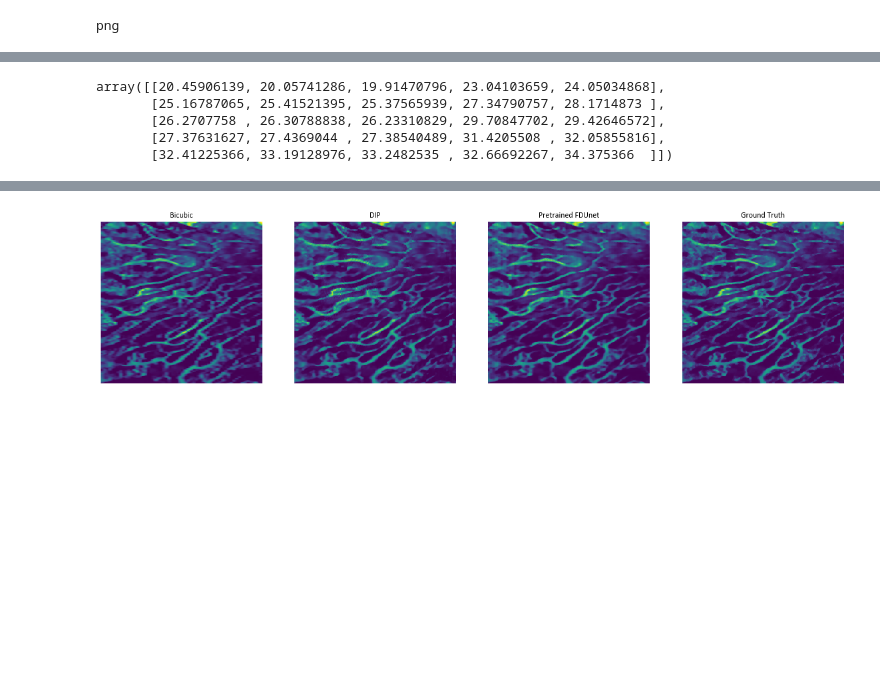
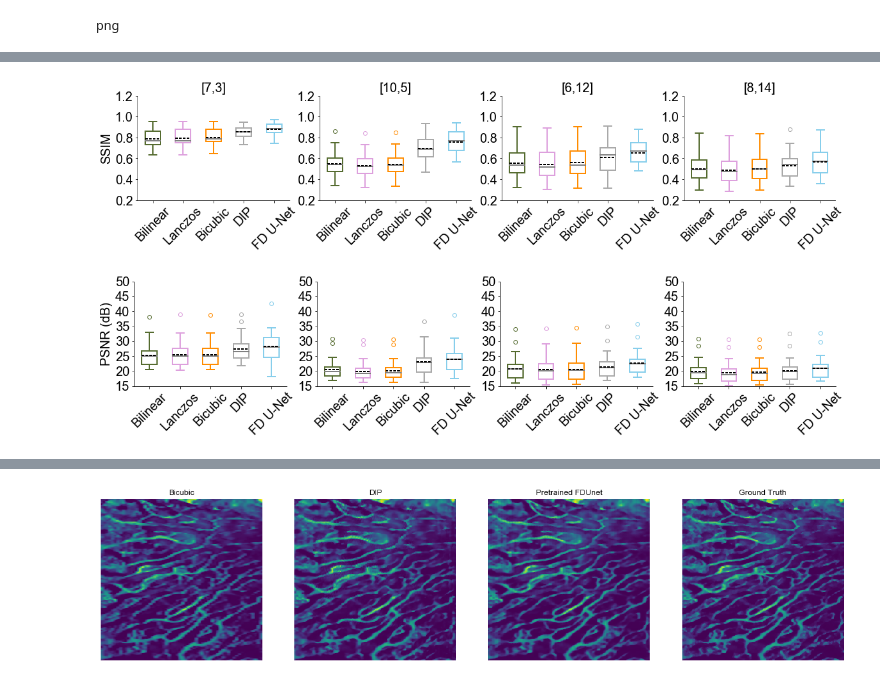
Before and after one commit to trivu169/deep-prior-pam, a Jupyter notebook: dipPAM_eval.ipynb, the cells around one changed output, grey strips where cells are left out. Drawn from its saved outputs; the diff is of its cells as text; code cells hidden in the pictures; blank space fills up the shorter version.

```diff
--- a/dipPAM_eval.ipynb
+++ b/dipPAM_eval.ipynb
@@ -283,3 +411,64 @@ for j in range(len(metrics)):
+# %%
+# Print subplots
+method_c = ['darkolivegreen', 'plum', 'darkorange', 'darkgray', 'skyblue']
+lw = 2
+meanpointprops = dict(linewidth=lw, color='k', linestyle='-')
+medianpointprops = dict(linewidth=lw, color='gray')
+boxprops = dict(linewidth=lw)
+flineprops = dict(linewidth=lw)
+fname = 'Arial'
+for j in range(len(metrics)):
+    fig = plt.figure(figsize=(40,3))
+    for i in range(len(pattern)-4,len(pattern)):
+        ax = fig.add_subplot(1, len(pattern), i+1)
+        if j == 0:
+            ax.set_title(pattern_n[i], fontsize=fsize, fontname=fname)
+            bp = plt.boxplot([s_bilinear[i, :], s_lanczos[i, :], s_bicubic[i, :], s_dip[i, :], s_dl[i, :]],
+                        boxprops=boxprops, medianprops=medianpointprops, whiskerprops=flineprops, capprops=flineprops,
+                       showmeans=True, meanline=True, meanprops=meanpointprops, patch_artist=True)
+            plt.ylim(top=1.2, bottom=0.2)
+            ax.spines['right'].set_visible(False)
+            ax.spines['top'].set_visible(False)
+            for patch, flier, mean, color in zip(bp['boxes'], bp['fliers'], bp['means'], method_c):
+                flier.set(markeredgecolor=color)
+                mean.set_linestyle('--')
+                mean.set_dashes((2, 1, 2, 1))
+                patch.set_edgecolor(color)
+                patch.set_facecolor('white')
+            count = 0
+            for wker, cap in zip(bp['whiskers'], bp['caps']):
+                wker.set(color=method_c[count//2])
+                cap.set(color=method_c[count//2])
+                count += 1
+        if j == 1:
+            bp = plt.boxplot([p_bilinear[i, :], p_lanczos[i, :], p_bicubic[i, :], p_dip[i, :], p_dl[i, :]],
+                        boxprops=boxprops, medianprops=medianpointprops, whiskerprops=flineprops, capprops=flineprops,
+                       showmeans=True, meanline=True, meanprops=meanpointprops, patch_artist=True)
+            plt.ylim(top=50, bottom=15)
+            ax.spines['right'].set_visible(False)
+            ax.spines['top'].set_visible(False)
+            for patch, flier, mean, color in zip(bp['boxes'], bp['fliers'], bp['means'], method_c):
+                flier.set(markeredgecolor=color)
+                mean.set_linestyle('--')
+                mean.set_dashes((2, 1, 2, 1))
+                patch.set_edgecolor(color)
+                patch.set_facecolor('white')
+            count = 0
+            for wker, cap in zip(bp['whiskers'], bp['caps']):
+                wker.set(color=method_c[count//2])
+                cap.set(color=method_c[count//2])
+                count += 1
+        if i == len(pattern)-4:
+            plt.ylabel(metrics[j], fontsize=fsize, fontname=fname)
+        plt.xticks([1, 2, 3, 4, 5], method,
+                   fontsize=fsize, fontname=fname)
+        plt.xticks(rotation=45)
+        plt.yticks(fontsize=fsize, fontname=fname)
+
+    plt.show()
+# %% [output]
+[figure, added]
+[figure, added]
 # %%
 # Calculate mean SSIM
 s_dip_mean = np.mean(s_dip, axis=1)
@@ -300,9 +489 @@ p_mean = np.flipud(np.squeeze(np.dstack((p_bilinear_mean, p_bicubic_mean, p_lanc
                                p_dip_mean, p_dl_mean))))
-# %%
-p_mean
-# %% [output]
-array([[20.45906139, 20.05741286, 19.91470796, 23.04103659, 24.05034868],
-       [25.16787065, 25.41521395, 25.37565939, 27.34790757, 28.1714873 ],
-       [26.2707758 , 26.30788838, 26.23310829, 29.70847702, 29.42646572],
-       [27.37631627, 27.4369044 , 27.38540489, 31.4205508 , 32.05855816],
-       [32.41225366, 33.19128976, 33.2482535 , 32.66692267, 34.375366  ]])
```
Also changed, not shown: parts of 49 cells of this notebook, 3 other files.
